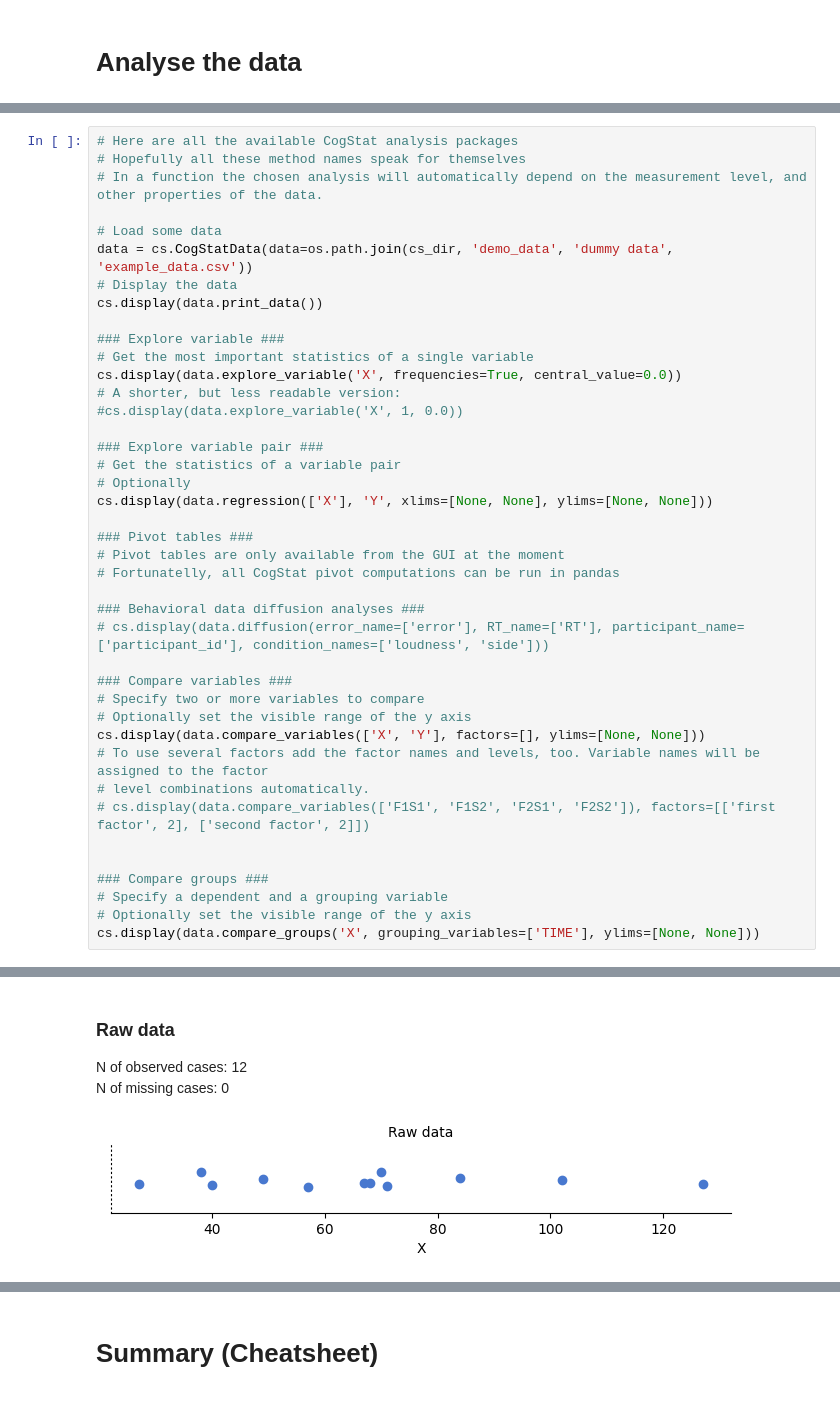
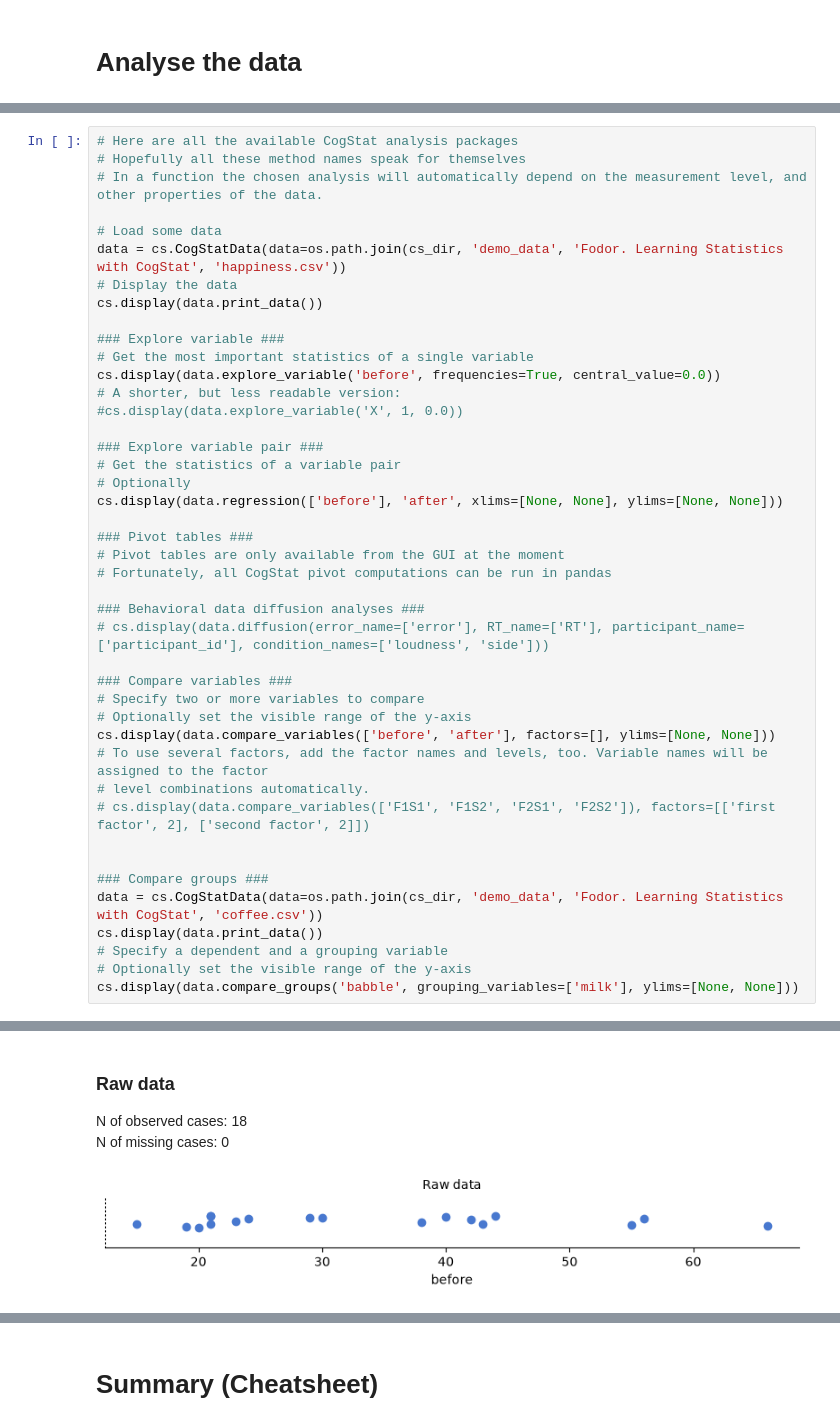
Before and after one commit to cogstat/cogstat, a Jupyter notebook: cogstat/docs/CogStat Jupyter Notebook tutorial.ipynb, the cells around one changed output, grey strips where cells are left out. Saved outputs shown, nothing was run; the diff lists cells and outputs as text.

```diff
--- a/cogstat/docs/CogStat Jupyter Notebook tutorial.ipynb
+++ b/cogstat/docs/CogStat Jupyter Notebook tutorial.ipynb
@@ -446,40 +456,42 @@ CogStat collects the most typical analysis into a single task, and chooses the a
 # In a function the chosen analysis will automatically depend on the measurement level, and other properties of the data.
 
 # Load some data
-data = cs.CogStatData(data=os.path.join(cs_dir, 'demo_data', 'dummy data', 'example_data.csv'))
+data = cs.CogStatData(data=os.path.join(cs_dir, 'demo_data', 'Fodor. Learning Statistics with CogStat', 'happiness.csv'))
 # Display the data
 cs.display(data.print_data())
 
 ### Explore variable ###
 # Get the most important statistics of a single variable
-cs.display(data.explore_variable('X', frequencies=True, central_value=0.0))
+cs.display(data.explore_variable('before', frequencies=True, central_value=0.0))
 # A shorter, but less readable version:
 #cs.display(data.explore_variable('X', 1, 0.0))
 
 ### Explore variable pair ###
 # Get the statistics of a variable pair
 # Optionally
-cs.display(data.regression(['X'], 'Y', xlims=[None, None], ylims=[None, None]))
+cs.display(data.regression(['before'], 'after', xlims=[None, None], ylims=[None, None]))
 
 ### Pivot tables ###
 # Pivot tables are only available from the GUI at the moment
-# Fortunatelly, all CogStat pivot computations can be run in pandas
+# Fortunately, all CogStat pivot computations can be run in pandas
 
 ### Behavioral data diffusion analyses ###
 # cs.display(data.diffusion(error_name=['error'], RT_name=['RT'], participant_name=['participant_id'], condition_names=['loudness', 'side']))
 
 ### Compare variables ###
 # Specify two or more variables to compare
-# Optionally set the visible range of the y axis
-cs.display(data.compare_variables(['X', 'Y'], factors=[], ylims=[None, None]))
-# To use several factors add the factor names and levels, too. Variable names will be assigned to the factor
+# Optionally set the visible range of the y-axis
+cs.display(data.compare_variables(['before', 'after'], factors=[], ylims=[None, None]))
+# To use several factors, add the factor names and levels, too. Variable names will be assigned to the factor
 # level combinations automatically.
 # cs.display(data.compare_variables(['F1S1', 'F1S2', 'F2S1', 'F2S2']), factors=[['first factor', 2], ['second factor', 2]])
 
 
 ### Compare groups ###
+data = cs.CogStatData(data=os.path.join(cs_dir, 'demo_data', 'Fodor. Learning Statistics with CogStat', 'coffee.csv'))
+cs.display(data.print_data())
 # Specify a dependent and a grouping variable
-# Optionally set the visible range of the y axis
-cs.display(data.compare_groups('X', grouping_variables=['TIME'], ylims=[None, None]))
+# Optionally set the visible range of the y-axis
+cs.display(data.compare_groups('babble', grouping_variables=['milk'], ylims=[None, None]))
 # %% [output]
 Data
@@ -505,7 +519,7 @@ Exploring variable: X (int)
 Raw data
-N of observed cases: 12
+N of observed cases: 18
 N of missing cases: 0
-[figure, old version]
+[figure, new version]
 Sample properties
 Frequencies
 | Value | Freq | Cum freq | Rel freq | Cum rel freq |
```
Also changed, not shown: parts of 17 cells of this notebook.
